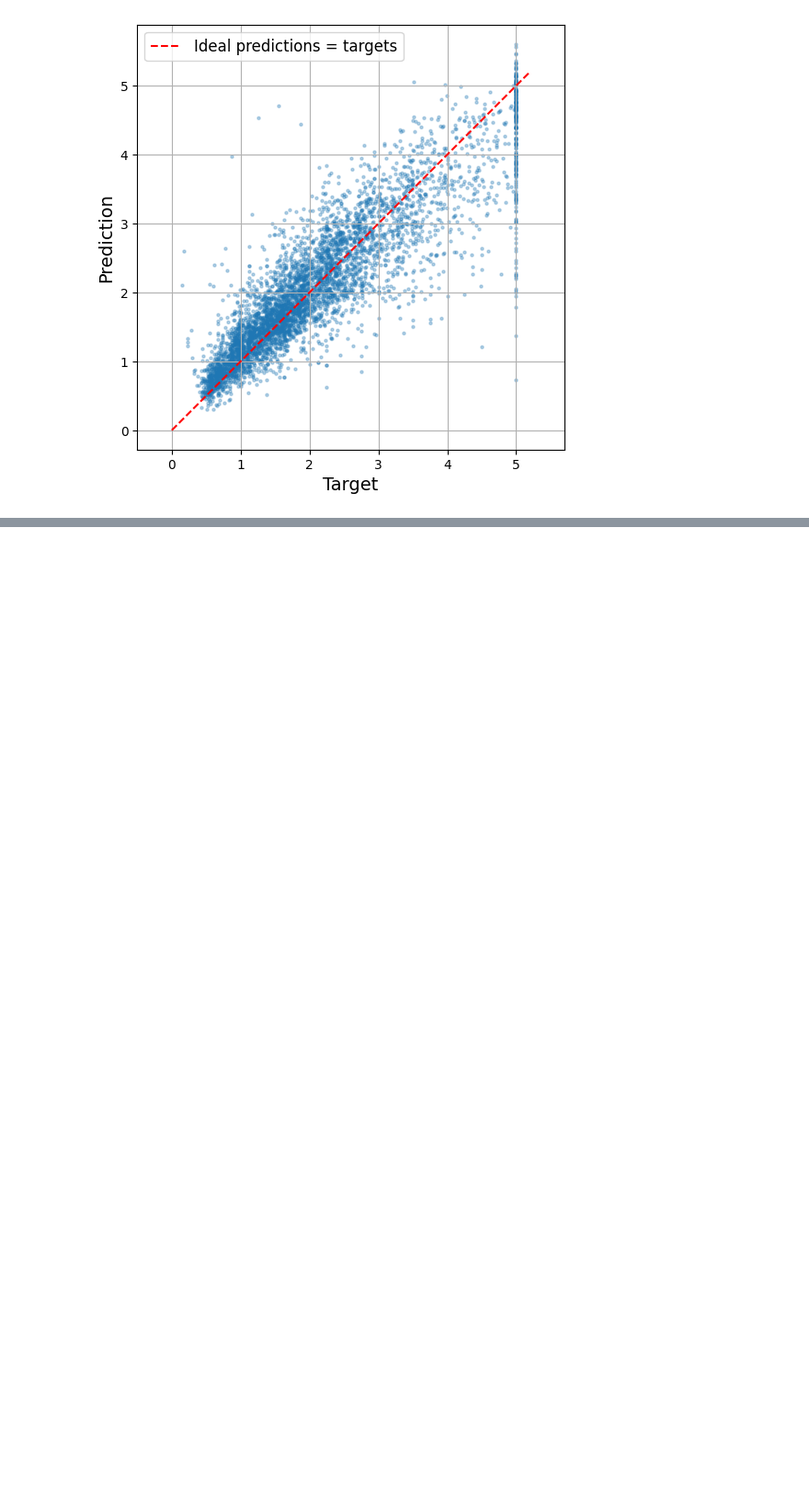
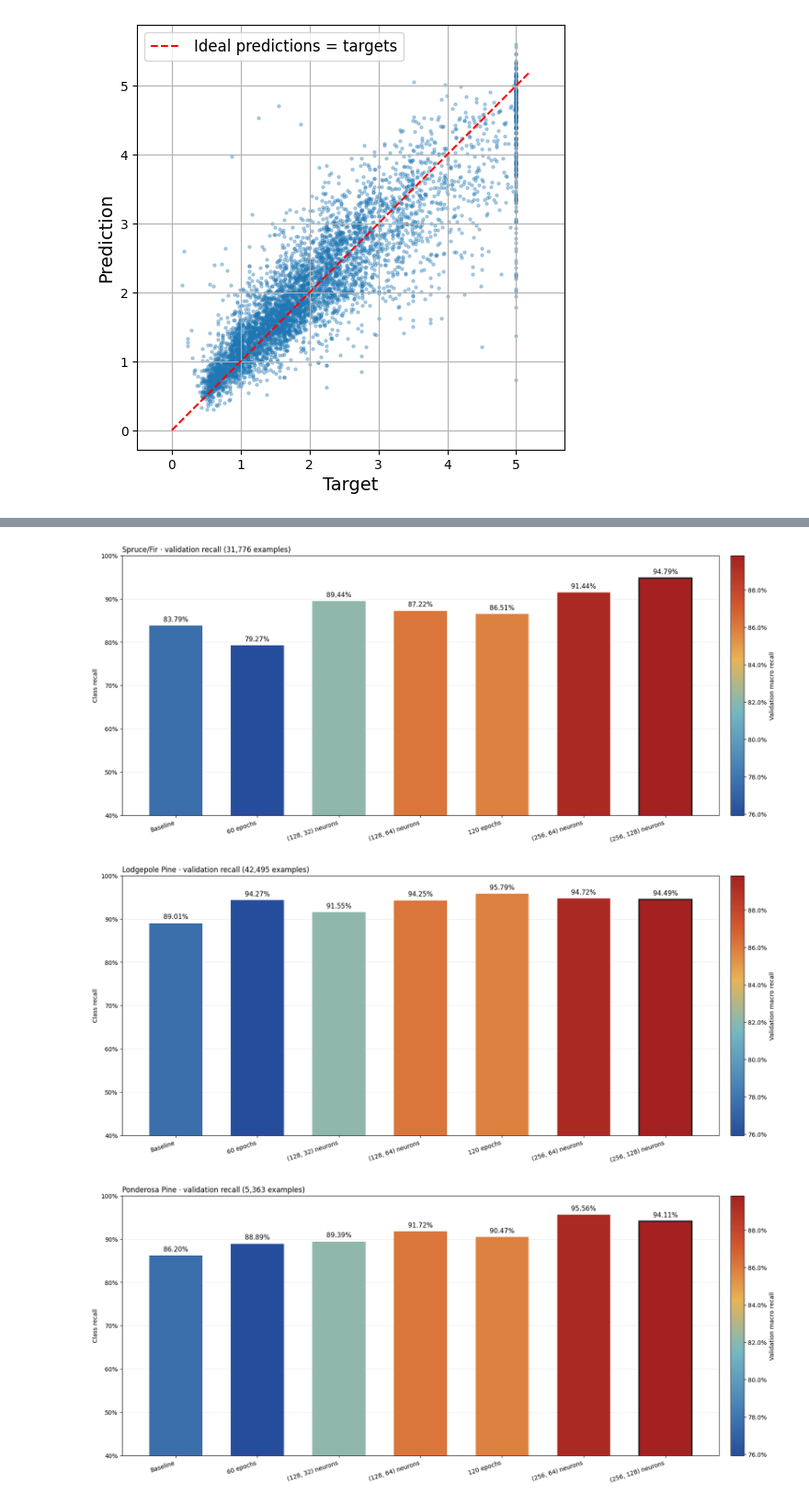
Before and after one commit to oabdelhalim8/ML---8, a Jupyter notebook: ML_project.ipynb, the cells around one changed output, grey strips where cells are left out. Shown at 92% size. Cells and saved outputs as stored; diff of their text form; code cells hidden in the pictures; blank space fills up the shorter version.

```diff
--- a/ML_project.ipynb
+++ b/ML_project.ipynb
@@ -206,0 +979,72 @@ plt.show()
+# %%
+from matplotlib.colors import LinearSegmentedColormap, Normalize
+from matplotlib.cm import ScalarMappable
+from sklearn.metrics import recall_score
+
+# The prediction arrays come from Steps 3–9, in experiment order.
+validation_predictions = [
+    val_predictions,
+    longer_val_predictions,
+    wider_val_predictions,
+    second_val_predictions,
+    longer_wide_predictions,
+    new_predictions,
+    candidate_predictions,
+]
+
+class_ids = sorted(cover_type_names)
+recall_by_experiment = 100 * np.array([
+    recall_score(
+        y_val, predictions, labels=class_ids, average=None, zero_division=0
+    )
+    for predictions in validation_predictions
+])
+
+# Use one color scale across all seven figures.
+macro_recall = recall_by_experiment.mean(axis=1)
+color_scale = Normalize(vmin=macro_recall.min(), vmax=macro_recall.max())
+cmap = LinearSegmentedColormap.from_list(
+    "cool_to_warm",
+    ["#264D9B", "#4986B7", "#77B8C4", "#E8B454", "#D45A31", "#A52121"],
+)
+experiment_colors = cmap(color_scale(macro_recall))
+
+# Use the same y-axis across classes so bar heights are directly comparable.
+lower_limit = max(0, 10 * np.floor((recall_by_experiment.min() - 3) / 10))
+upper_limit = 100
+
+for column, class_id in enumerate(class_ids):
+    values = recall_by_experiment[:, column]
+    support = np.count_nonzero(y_val == class_id)
+
+    fig, ax = plt.subplots(figsize=figure_size, layout="constrained")
+    bars = ax.bar(x, values, color=experiment_colors, width=0.65)
+    bars[best_index].set_edgecolor("#202020")
+    bars[best_index].set_linewidth(2.5)
+
+    ax.bar_label(
+        bars, labels=[f"{value:.2f}%" for value in values],
+        padding=5, fontsize=11,
+    )
+    ax.set_title(
+        f"{cover_type_names[class_id]} · validation recall ({support:,} examples)",
+        loc="left",
+    )
+    ax.set_xticks(x, experiment_labels, rotation=18, ha="right")
+    ax.set_ylabel("Class recall")
+    ax.set_ylim(lower_limit, upper_limit)
+    ax.yaxis.set_major_formatter(PercentFormatter(xmax=100))
+    ax.set_axisbelow(True)
+    ax.grid(axis="y", alpha=0.25)
+
+    colorbar = fig.colorbar(
+        ScalarMappable(norm=color_scale, cmap=cmap), ax=ax, pad=0.02
+    )
+    colorbar.set_label("Validation macro recall")
+    colorbar.ax.yaxis.set_major_formatter(PercentFormatter(xmax=100))
+
+    plt.show()
+# %% [output]
+[figure, added]
+[figure, added]
+[figure, added]
```
Also changed, not shown: parts of 33 cells of this notebook.
